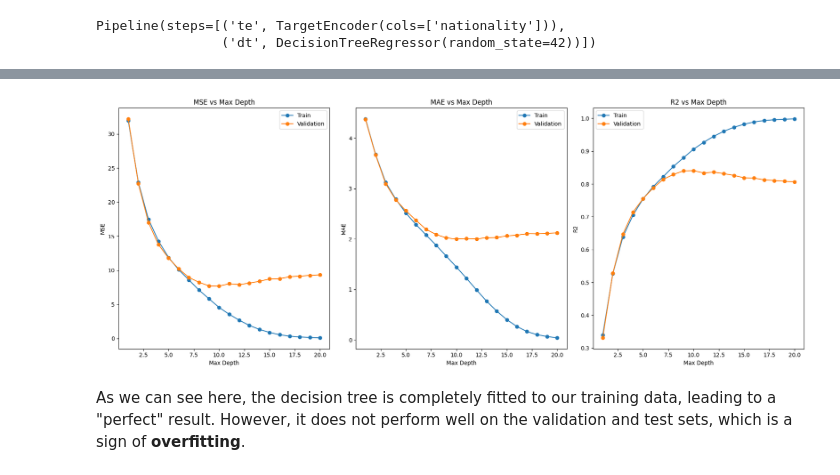
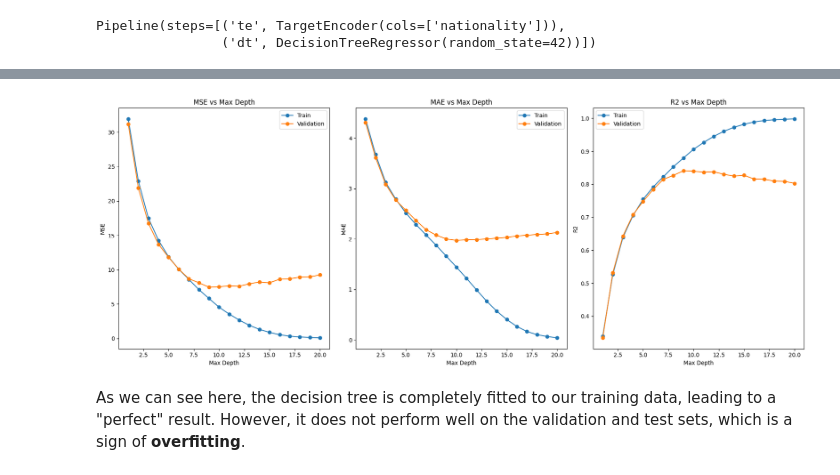
Before and after one commit to nttrung612/Football_Players_Rating_Prediction, a Jupyter notebook: decision_tree.ipynb, the cells around one changed output, grey strips where cells are left out. Saved outputs shown, nothing was run; the diff lists cells and outputs as text; code cells hidden in the pictures.

```diff
--- a/decision_tree.ipynb
+++ b/decision_tree.ipynb
@@ -12,5 +12,4 @@ y = df['overall_rating']
 from sklearn.model_selection import train_test_split
 
 X_train, X_test, y_train, y_test = train_test_split(X, y, test_size=0.3, random_state=42)
-
-# X_valid, X_test, y_valid, y_test = train_test_split(X_test, y_test, test_size=0.5, random_state=42)
+X_val, X_test, y_val, y_test = train_test_split(X_test, y_test, test_size=0.5, random_state=42)
@@ -46,8 +66,0 @@ def print_metrics(mse, mae, r2):
-# %%
-mse_train, mae_train, r2_train = evaluate_model(model, X_train, y_train)
-print('Training Set:')
-print_metrics(mse_train, mae_train, r2_train)
-
-mse_test, mae_test, r2_test = evaluate_model(model, X_test, y_test)
-print('\nTest Set:')
-print_metrics(mse_test, mae_test, r2_test)
@@ -96,8 +85,8 @@ MAE trung bình: 2.146 ± 0.014
 # %%
 max_depths = np.arange(1, 21)
-mse_train_values, mse_test_values = [], []
-mae_train_values, mae_test_values = [], []
-r2_train_values, r2_test_values = [], []
+mse_train_values, mse_val_values = [], []
+mae_train_values, mae_val_values = [], []
+r2_train_values, r2_val_values = [], []
 
 for depth in max_depths:
     model = Pipeline([
@@ -107,49 +96,49 @@ for depth in max_depths:
     model.fit(X_train, y_train)
 
     mse_train, mae_train, r2_train = evaluate_model(model, X_train, y_train)
-    mse_test, mae_test, r2_test = evaluate_model(model, X_test, y_test)
+    mse_val, mae_val, r2_val = evaluate_model(model, X_val, y_val)
 
     mse_train_values.append(mse_train)
-    mse_test_values.append(mse_test)
+    mse_val_values.append(mse_val)
 
     mae_train_values.append(mae_train)
-    mae_test_values.append(mae_test)
+    mae_val_values.append(mae_val)
 
     r2_train_values.append(r2_train)
-    r2_test_values.append(r2_test)
+    r2_val_values.append(r2_val)
 # %%
 import matplotlib.pyplot as plt
 
 plt.figure(figsize=(18, 7))
 
 plt.subplot(1, 3, 1)
 plt.plot(max_depths, mse_train_values, label='Train', marker='o')
-plt.plot(max_depths, mse_test_values, label='Validation', marker='o')
+plt.plot(max_depths, mse_val_values, label='Validation', marker='o')
 plt.xlabel('Max Depth')
 plt.ylabel('MSE')
 plt.legend()
 plt.title('MSE vs Max Depth')
 
 plt.subplot(1, 3, 2)
 plt.plot(max_depths, mae_train_values, label='Train', marker='o')
-plt.plot(max_depths, mae_test_values, label='Validation', marker='o')
+plt.plot(max_depths, mae_val_values, label='Validation', marker='o')
 plt.xlabel('Max Depth')
 plt.ylabel('MAE')
 plt.legend()
 plt.title('MAE vs Max Depth')
 
 plt.subplot(1, 3, 3)
 plt.plot(max_depths, r2_train_values, label='Train', marker='o')
-plt.plot(max_depths, r2_test_values, label='Validation', marker='o')
+plt.plot(max_depths, r2_val_values, label='Validation', marker='o')
 plt.xlabel('Max Depth')
 plt.ylabel('R2')
 plt.legend()
 plt.title('R2 vs Max Depth')
 
 plt.tight_layout()
 plt.show()
 # %% [output]
-[figure, old version]
+[figure, new version]
 # %% [markdown]
 As we can see here, the decision tree is completely fitted to our training data, leading to a "perfect" result. However, it does not perform well on the validation and test sets, which is a sign of **overfitting**.
 # %% [markdown]
```
Also changed, not shown: parts of 59 cells of this notebook.
